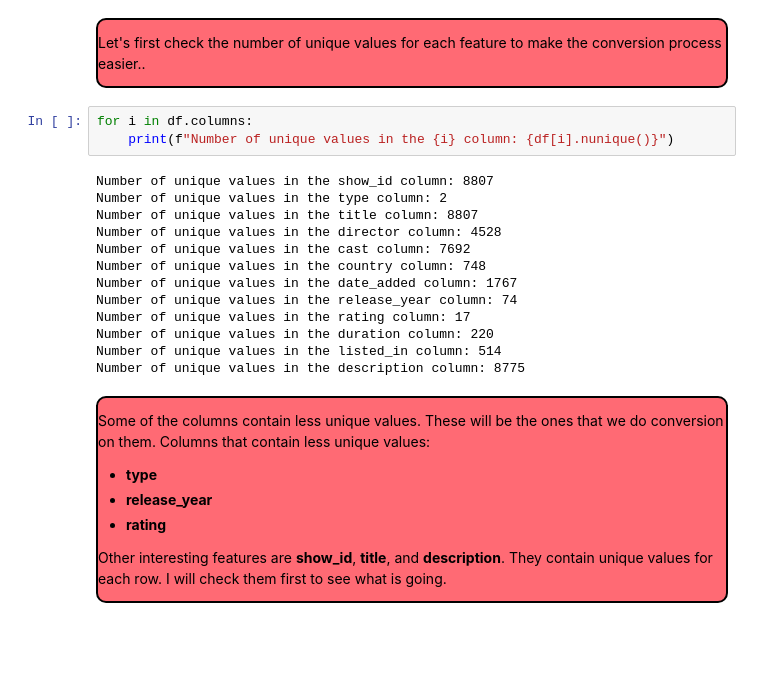
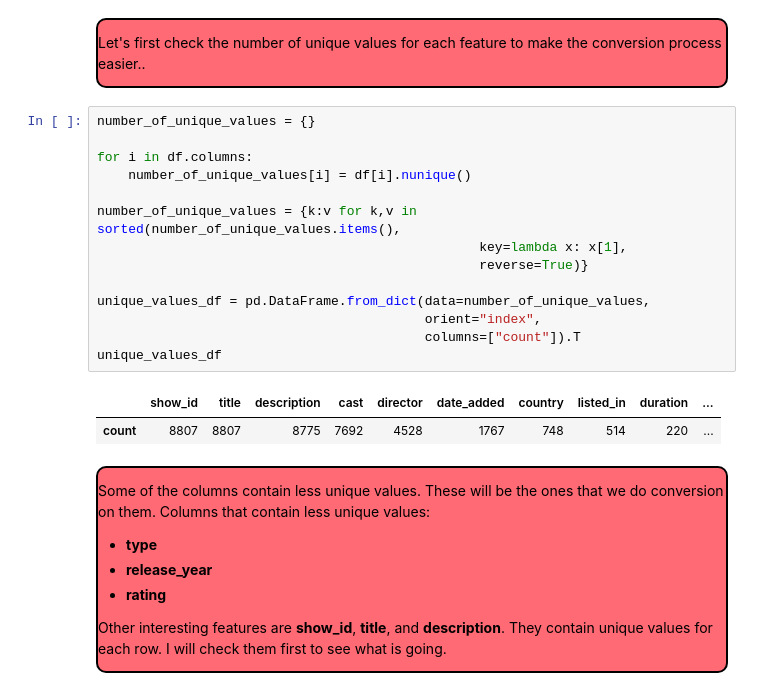
Before and after one commit to sahinozan/Netflix-Movies-TV-Shows, a Jupyter notebook: project.ipynb, the cells around one changed output. Saved outputs shown, nothing was run; the diff lists cells and outputs as text; blank space fills up the shorter version.

```diff
--- a/project.ipynb
+++ b/project.ipynb
@@ -323,22 +334,23 @@ memory usage: 825.8+ KB
         <p style="font-family:verdana;">Let's first check the number of unique values for each feature to make the conversion process easier..</p>
     </div>
 </body>
-# %%
-for i in df.columns:
-    print(f"Number of unique values in the {i} column: {df[i].nunique()}")
-# %% [output]
-Number of unique values in the show_id column: 8807
-Number of unique values in the type column: 2
-Number of unique values in the title column: 8807
-Number of unique values in the director column: 4528
-Number of unique values in the cast column: 7692
-Number of unique values in the country column: 748
-Number of unique values in the date_added column: 1767
-Number of unique values in the release_year column: 74
-Number of unique values in the rating column: 17
-Number of unique values in the duration column: 220
-Number of unique values in the listed_in column: 514
-Number of unique values in the description column: 8775
+# %%
+number_of_unique_values = {}
+
+for i in df.columns:
+    number_of_unique_values[i] = df[i].nunique()
+
+number_of_unique_values = {k:v for k,v in sorted(number_of_unique_values.items(),
+                                                 key=lambda x: x[1],
+                                                 reverse=True)}
+
+unique_values_df = pd.DataFrame.from_dict(data=number_of_unique_values,
+                                          orient="index",
+                                          columns=["count"]).T
+unique_values_df
+# %% [output]
+|  | show_id | title | description | cast | director | date_added | country | listed_in | duration | ... |
+| count | 8807 | 8807 | 8775 | 7692 | 4528 | 1767 | 748 | 514 | 220 | ... |
 # %% [markdown]
 <body>
     <div style="background-color: #FF6A74;
```
Also changed, not shown: parts of 26 cells of this notebook.
